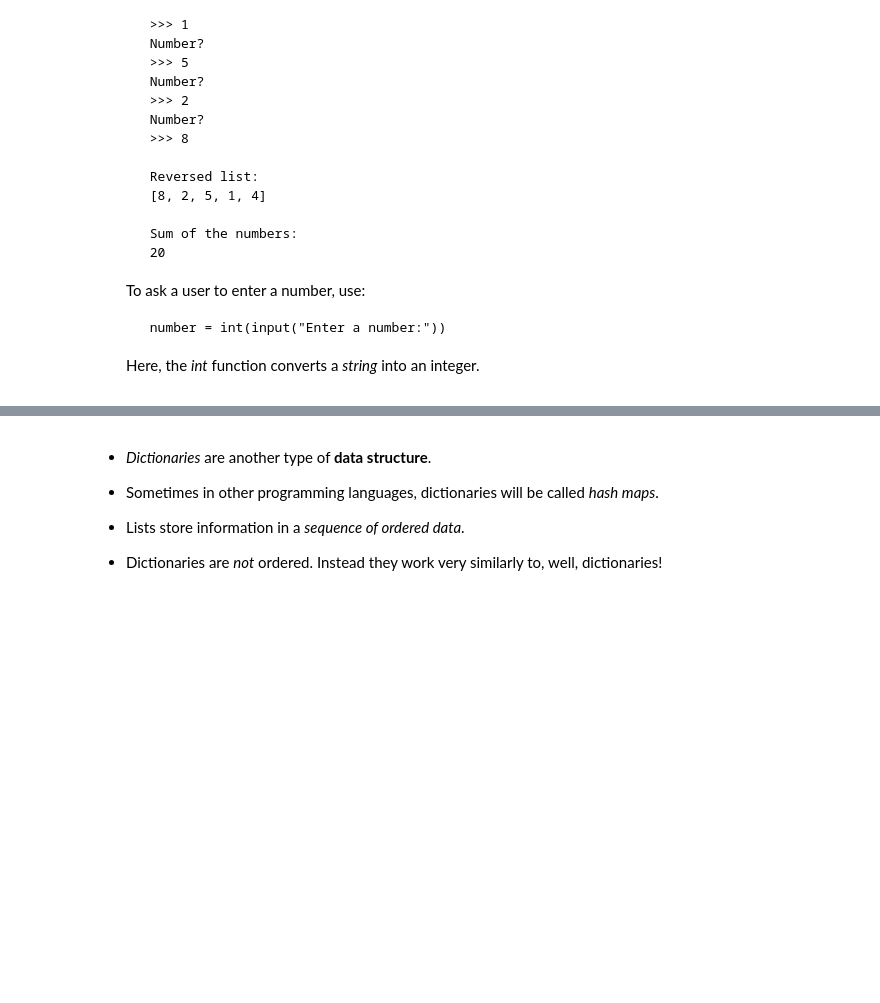
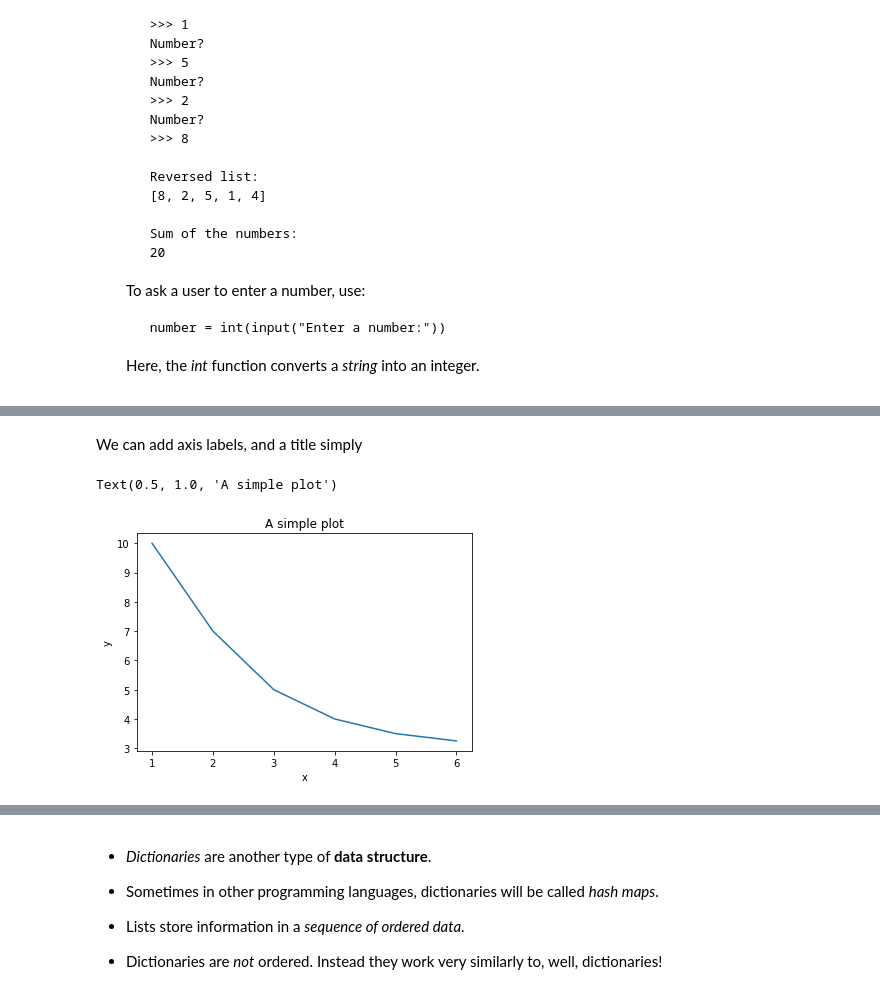
Before and after one commit to nikitapond/in2HEP, a Jupyter notebook: notebooks/Python Crash Course .ipynb, the cells around one changed output, grey strips where cells are left out. Saved outputs shown, nothing was run; the diff lists cells and outputs as text; code cells hidden in the pictures; blank space fills up the shorter version.

```diff
--- a/notebooks/Python Crash Course .ipynb
+++ b/notebooks/Python Crash Course .ipynb
@@ -717,0 +994,14 @@ for word in word_list:
+# %% [markdown]
+We can add axis labels, and a title simply
+# %%
+x = [1,2,3,4,5,6] # Define our x variables
+y = [10, 7, 5, 4, 3.5, 3.25] # Define our y variables
+plt.plot(x,y) # Make the plot
+
+plt.xlabel("x")
+plt.ylabel("y")
+
+plt.title("A simple plot")
+# %% [output]
+Text(0.5, 1.0, 'A simple plot')
+[figure, added]
```
Also changed, not shown: parts of 68 cells of this notebook.
